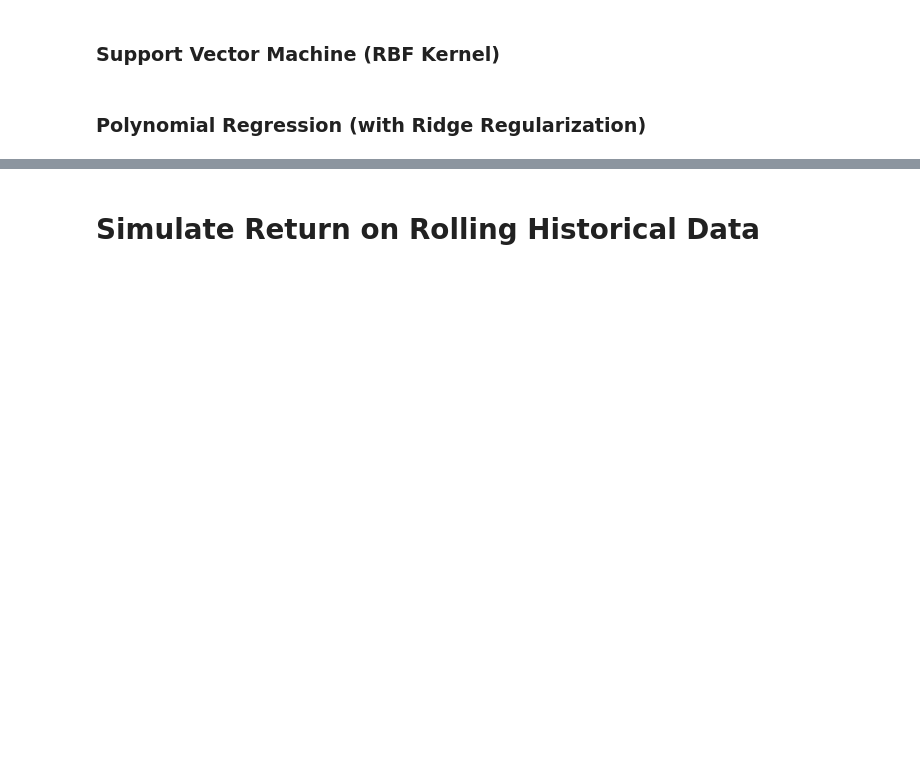
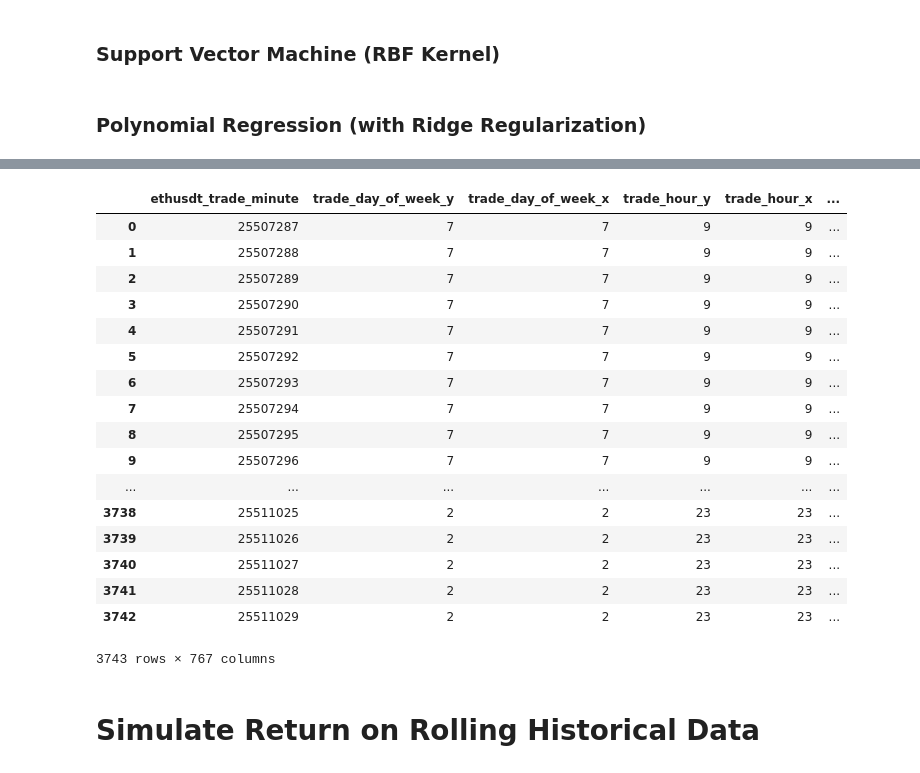
Before and after one commit to ChrisMcPherson/logic_by_loidsig, a Jupyter notebook: notebooks/market_maker_model_dev.ipynb, the cells around one changed output, grey strips where cells are left out. Saved outputs shown, nothing was run; the diff lists cells and outputs as text; code cells hidden in the pictures; blank space fills up the shorter version.

```diff
--- a/notebooks/market_maker_model_dev.ipynb
+++ b/notebooks/market_maker_model_dev.ipynb
@@ -449,3 +560,34 @@ print(r2_score(y_test, clf.predict(X_)))
+# %%
+merged = pd.merge(scoring_features, training_features, on=['ethusdt_trade_minute'], how='inner')
+# %%
+# Interleave columns
+my_cols_x = [x+'_x' for x in feature_col]
+my_cols_y = [x+'_y' for x in feature_col]
+
+from itertools import chain
+interleaved_cols = list(chain.from_iterable(zip(my_cols_y, my_cols_x)))
+interleaved_cols = ['ethusdt_trade_minute'] + interleaved_cols
+# %%
+merged[interleaved_cols]
+# %% [output]
+|  | ethusdt_trade_minute | trade_day_of_week_y | trade_day_of_week_x | trade_hour_y | trade_hour_x | ... |
+| 0 | 25507287 | 7 | 7 | 9 | 9 | ... |
+| 1 | 25507288 | 7 | 7 | 9 | 9 | ... |
+| 2 | 25507289 | 7 | 7 | 9 | 9 | ... |
+| 3 | 25507290 | 7 | 7 | 9 | 9 | ... |
+| 4 | 25507291 | 7 | 7 | 9 | 9 | ... |
+| 5 | 25507292 | 7 | 7 | 9 | 9 | ... |
+| 6 | 25507293 | 7 | 7 | 9 | 9 | ... |
+| 7 | 25507294 | 7 | 7 | 9 | 9 | ... |
+| 8 | 25507295 | 7 | 7 | 9 | 9 | ... |
+| 9 | 25507296 | 7 | 7 | 9 | 9 | ... |
+| ... | ... | ... | ... | ... | ... | ... |
+| 3738 | 25511025 | 2 | 2 | 23 | 23 | ... |
+| 3739 | 25511026 | 2 | 2 | 23 | 23 | ... |
+| 3740 | 25511027 | 2 | 2 | 23 | 23 | ... |
+| 3741 | 25511028 | 2 | 2 | 23 | 23 | ... |
+| 3742 | 25511029 | 2 | 2 | 23 | 23 | ... |
+3743 rows × 767 columns
 # %% [markdown]
 # Simulate Return on Rolling Historical Data
 # %%
```
Also changed, not shown: parts of 11 cells of this notebook, 14 other files.
